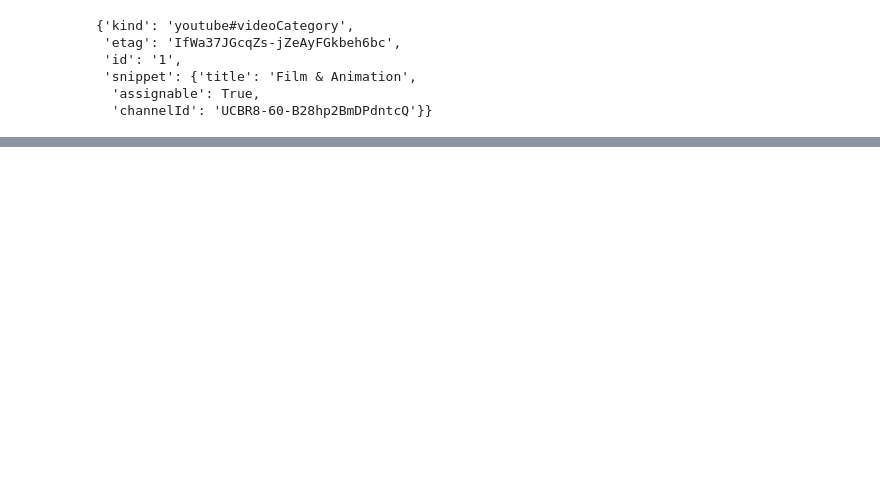
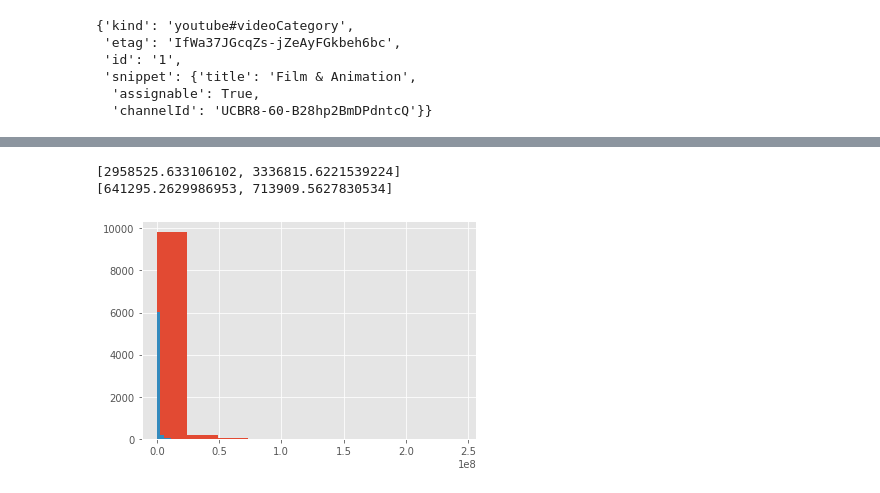
Before and after one commit to caiocaldeira3/ytdaily, a Jupyter notebook: ytdaily.ipynb, the cells around one changed output, grey strips where cells are left out. Saved outputs shown, nothing was run; the diff lists cells and outputs as text; code cells hidden in the pictures; blank space fills up the shorter version.

```diff
--- a/ytdaily.ipynb
+++ b/ytdaily.ipynb
@@ -111,0 +199,27 @@ dj.iloc[0]["items"]
+# %%
+def calcula_IC(df, target):
+    mean = df[target].mean(axis = 0)
+    std = df[target].std(axis = 0)
+    n = df[target].count()
+    xt = mean
+    aux = (1.96*(std/(n**(1/2))))
+    inferior = xt - aux
+    superior = xt + aux
+
+    return [ inferior, superior ]
+
+intervalo_music = calcula_IC(db[db["categoryId"] == 10], "view_count")
+intervalo_sport = calcula_IC(db[db["categoryId"] == 17], "view_count")
+print(intervalo_music)
+print(intervalo_sport)
+# %% [output]
+[2958525.633106102, 3336815.6221539224]
+[641295.2629986953, 713909.5627830534]
+# %%
+plt_db = db[db["categoryId"] == 10]
+plt.hist(plt_db["view_count"], bins= 10)
+plt_db = db[db["categoryId"] == 17]
+plt.hist(plt_db["view_count"], bins= 10)
+plt.show()
+# %% [output]
+[figure, added]
```
Also changed, not shown: parts of 11 cells of this notebook.
